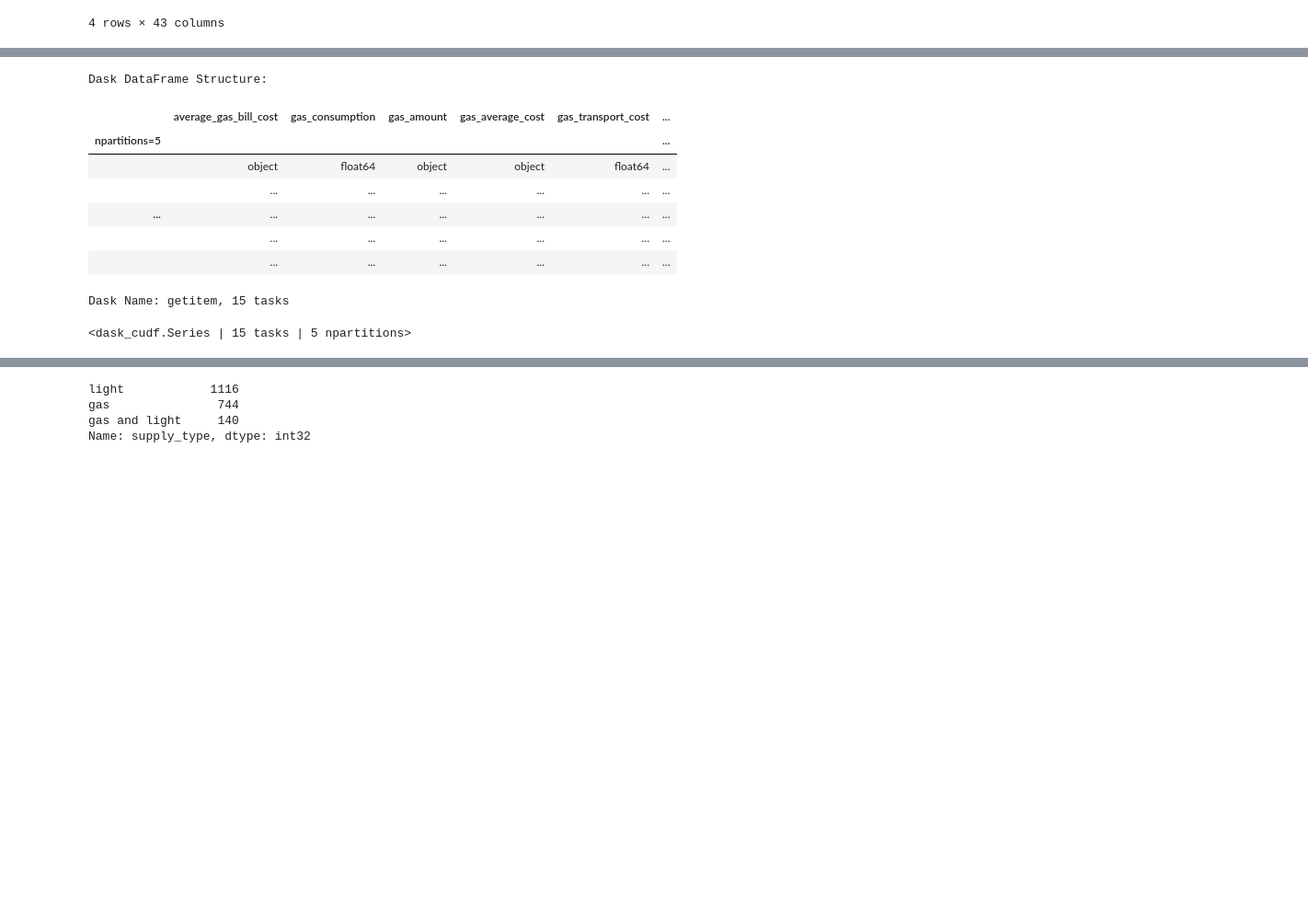
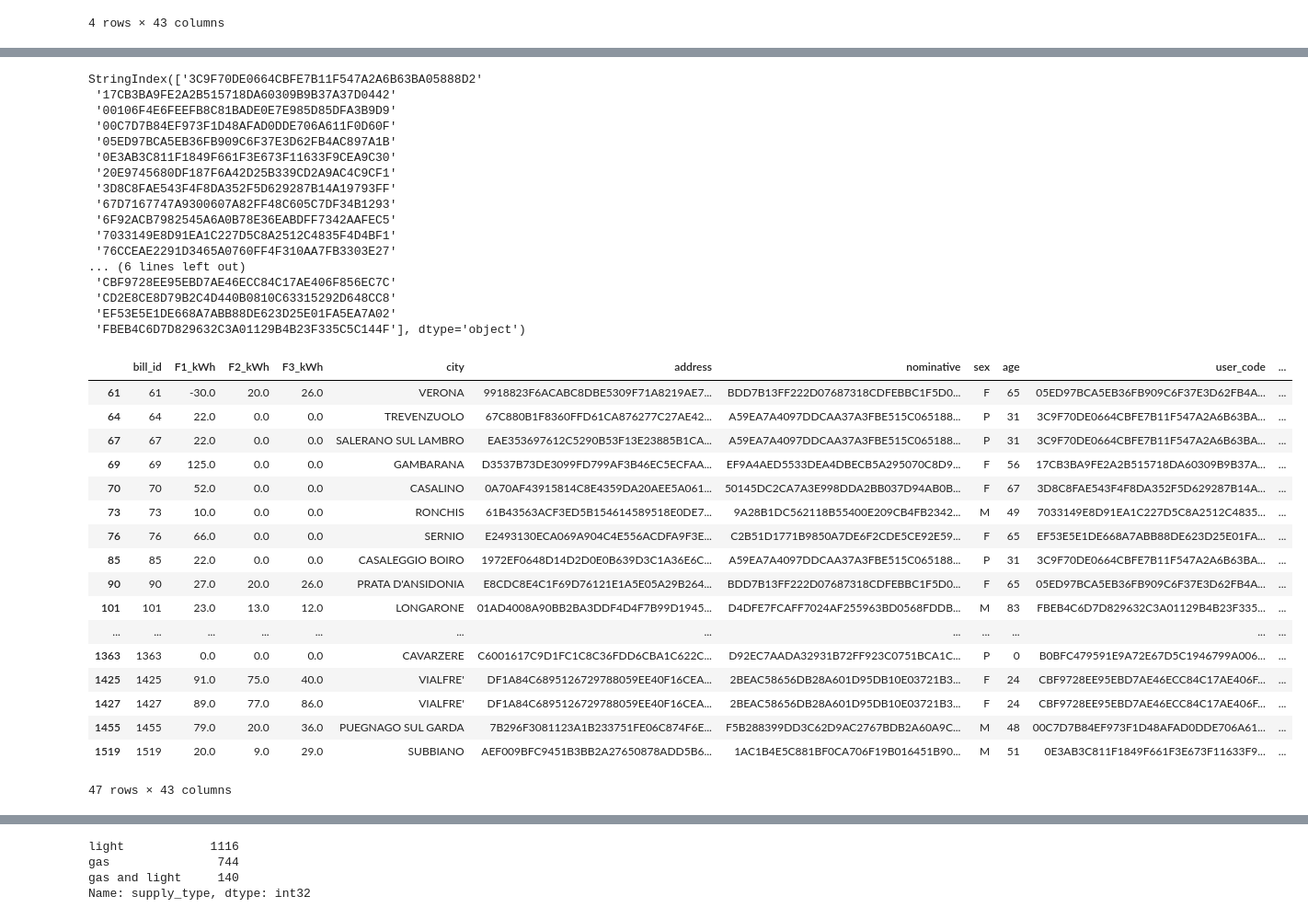
Before and after one commit to Il-Pela/BDMG-Project, a Jupyter notebook: Pelacani.ipynb, the cells around one changed output, grey strips where cells are left out. Shown: that part at 92% size. Saved outputs shown, nothing was run; the diff lists cells and outputs as text; code cells hidden in the pictures; blank space fills up the shorter version.

```diff
--- a/Pelacani.ipynb
+++ b/Pelacani.ipynb
@@ -220,2 +266,6 @@ df['average_gas_bill_cost'].str.replace(',', '.').str.split(expand=True).iloc[:,
 # %% [output]
 '€/smc'
+# %%
+# Rimozione unità di misura
+df['average_gas_bill_cost'] = df['average_gas_bill_cost'].str.replace(',', '.').str.extract('-?([0-9]*\.[0-9]+)').astype(float)
+df['average_gas_bill_cost']
@@ -295,3 +299,3 @@ ddf.head()
 # %%
-df = ddf.loc['0':'4']
-df
+#esempio
+base.locate_null_values('address')
@@ -357,13 +380,22 @@ base.locate_null_values('nominative')
 # %%
-gas = df[['average_gas_bill_cost','gas_consumption','gas_amount','gas_average_cost','gas_transport_cost', 'gas_system_charges', 'gas_material_cost']]
-gas
+# PROVO A VEDERE SE SONO PRESENTI ALTRI RECORDS DEGLI UTENTI A CUI MANCANO NOMINATIVE E ADDRESS
+v = df['user_code'].value_counts()
+v.index[v.gt(1)]
 # %% [output]
-Dask DataFrame Structure:
+StringIndex(['3C9F70DE0664CBFE7B11F547A2A6B63BA05888D2'
+ '17CB3BA9FE2A2B515718DA60309B9B37A37D0442'
+ '00106F4E6FEEFB8C81BADE0E7E985D85DFA3B9D9'
+ '00C7D7B84EF973F1D48AFAD0DDE706A611F0D60F'
+ '05ED97BCA5EB36FB909C6F37E3D62FB4AC897A1B'
+ '0E3AB3C811F1849F661F3E673F11633F9CEA9C30'
+ '20E9745680DF187F6A42D25B339CD2A9AC4C9CF1'
+ '3D8C8FAE543F4F8DA352F5D629287B14A19793FF'
+ '67D7167747A9300607A82FF48C605C7DF34B1293'
+ '6F92ACB7982545A6A0B78E36EABDFF7342AAFEC5'
+ '7033149E8D91EA1C227D5C8A2512C4835F4D4BF1'
+ '76CCEAE2291D3465A0760FF4F310AA7FB3303E27'
+... (6 lines left out)
+ 'CBF9728EE95EBD7AE46ECC84C17AE406F856EC7C'
+ 'CD2E8CE8D79B2C4D440B0810C63315292D648CC8'
+ 'EF53E5E1DE668A7ABB88DE623D25E01FA5EA7A02'
+ 'FBEB4C6D7D829632C3A01129B4B23F335C5C144F'], dtype='object')
-|  | average_gas_bill_cost | gas_consumption | gas_amount | gas_average_cost | gas_transport_cost | ... |
-| npartitions=5 |  |  |  |  |  | ... |
-|  | object | float64 | object | object | float64 | ... |
-|  | ... | ... | ... | ... | ... | ... |
-| ... | ... | ... | ... | ... | ... | ... |
-|  | ... | ... | ... | ... | ... | ... |
-|  | ... | ... | ... | ... | ... | ... |
-Dask Name: getitem, 15 tasks
@@ -380,7 +402,27 @@ date_col_list = search_by_pattern('date')
+# %%
+# DATASET CON GLI user_code CHE COMPAIONO PIù DI UNA VOLTA
+df[df['user_code'].isin(v.index[v.gt(1)])]
+# %% [output]
+|  | bill_id | F1_kWh | F2_kWh | F3_kWh | city | address | nominative | sex | age | user_code | ... |
+| 61 | 61 | -30.0 | 20.0 | 26.0 | VERONA | 9918823F6ACABC8DBE5309F71A8219AE7... | BDD7B13FF222D07687318CDFEBBC1F5D0... | F | 65 | 05ED97BCA5EB36FB909C6F37E3D62FB4A... | ... |
+| 64 | 64 | 22.0 | 0.0 | 0.0 | TREVENZUOLO | 67C880B1F8360FFD61CA876277C27AE42... | A59EA7A4097DDCAA37A3FBE515C065188... | P | 31 | 3C9F70DE0664CBFE7B11F547A2A6B63BA... | ... |
+| 67 | 67 | 22.0 | 0.0 | 0.0 | SALERANO SUL LAMBRO | EAE353697612C5290B53F13E23885B1CA... | A59EA7A4097DDCAA37A3FBE515C065188... | P | 31 | 3C9F70DE0664CBFE7B11F547A2A6B63BA... | ... |
+| 69 | 69 | 125.0 | 0.0 | 0.0 | GAMBARANA | D3537B73DE3099FD799AF3B46EC5ECFAA... | EF9A4AED5533DEA4DBECB5A295070C8D9... | F | 56 | 17CB3BA9FE2A2B515718DA60309B9B37A... | ... |
+| 70 | 70 | 52.0 | 0.0 | 0.0 | CASALINO | 0A70AF43915814C8E4359DA20AEE5A061... | 50145DC2CA7A3E998DDA2BB037D94AB0B... | F | 67 | 3D8C8FAE543F4F8DA352F5D629287B14A... | ... |
+| 73 | 73 | 10.0 | 0.0 | 0.0 | RONCHIS | 61B43563ACF3ED5B154614589518E0DE7... | 9A28B1DC562118B55400E209CB4FB2342... | M | 49 | 7033149E8D91EA1C227D5C8A2512C4835... | ... |
+| 76 | 76 | 66.0 | 0.0 | 0.0 | SERNIO | E2493130ECA069A904C4E556ACDFA9F3E... | C2B51D1771B9850A7DE6F2CDE5CE92E59... | F | 65 | EF53E5E1DE668A7ABB88DE623D25E01FA... | ... |
+| 85 | 85 | 22.0 | 0.0 | 0.0 | CASALEGGIO BOIRO | 1972EF0648D14D2D0E0B639D3C1A36E6C... | A59EA7A4097DDCAA37A3FBE515C065188... | P | 31 | 3C9F70DE0664CBFE7B11F547A2A6B63BA... | ... |
+| 90 | 90 | 27.0 | 20.0 | 26.0 | PRATA D'ANSIDONIA | E8CDC8E4C1F69D76121E1A5E05A29B264... | BDD7B13FF222D07687318CDFEBBC1F5D0... | F | 65 | 05ED97BCA5EB36FB909C6F37E3D62FB4A... | ... |
+| 101 | 101 | 23.0 | 13.0 | 12.0 | LONGARONE | 01AD4008A90BB2BA3DDF4D4F7B99D1945... | D4DFE7FCAFF7024AF255963BD0568FDDB... | M | 83 | FBEB4C6D7D829632C3A01129B4B23F335... | ... |
+| ... | ... | ... | ... | ... | ... | ... | ... | ... | ... | ... | ... |
+| 1363 | 1363 | 0.0 | 0.0 | 0.0 | CAVARZERE | C6001617C9D1FC1C8C36FDD6CBA1C622C... | D92EC7AADA32931B72FF923C0751BCA1C... | P | 0 | B0BFC479591E9A72E67D5C1946799A006... | ... |
+| 1425 | 1425 | 91.0 | 75.0 | 40.0 | VIALFRE' | DF1A84C6895126729788059EE40F16CEA... | 2BEAC58656DB28A601D95DB10E03721B3... | F | 24 | CBF9728EE95EBD7AE46ECC84C17AE406F... | ... |
+| 1427 | 1427 | 89.0 | 77.0 | 86.0 | VIALFRE' | DF1A84C6895126729788059EE40F16CEA... | 2BEAC58656DB28A601D95DB10E03721B3... | F | 24 | CBF9728EE95EBD7AE46ECC84C17AE406F... | ... |
+| 1455 | 1455 | 79.0 | 20.0 | 36.0 | PUEGNAGO SUL GARDA | 7B296F3081123A1B233751FE06C874F6E... | F5B288399DD3C62D9AC2767BDB2A60A9C... | M | 48 | 00C7D7B84EF973F1D48AFAD0DDE706A61... | ... |
+| 1519 | 1519 | 20.0 | 9.0 | 29.0 | SUBBIANO | AEF009BFC9451B3BB2A27650878ADD5B6... | 1AC1B4E5C881BF0CA706F19B016451B90... | M | 51 | 0E3AB3C811F1849F661F3E673F11633F9... | ... |
+47 rows × 43 columns
 # %%
 # Le date potrebbero fornirci informazioni sulla billing_frequency, o viceversa, come lo stabiliamo?
 # Cosa indica la colonna dell'emission_date??
 
 df.loc[0, 'billing_frequency']
-# %% [output]
-<dask_cudf.Series | 15 tasks | 5 npartitions>
```
Also changed, not shown: parts of 132 cells of this notebook.
